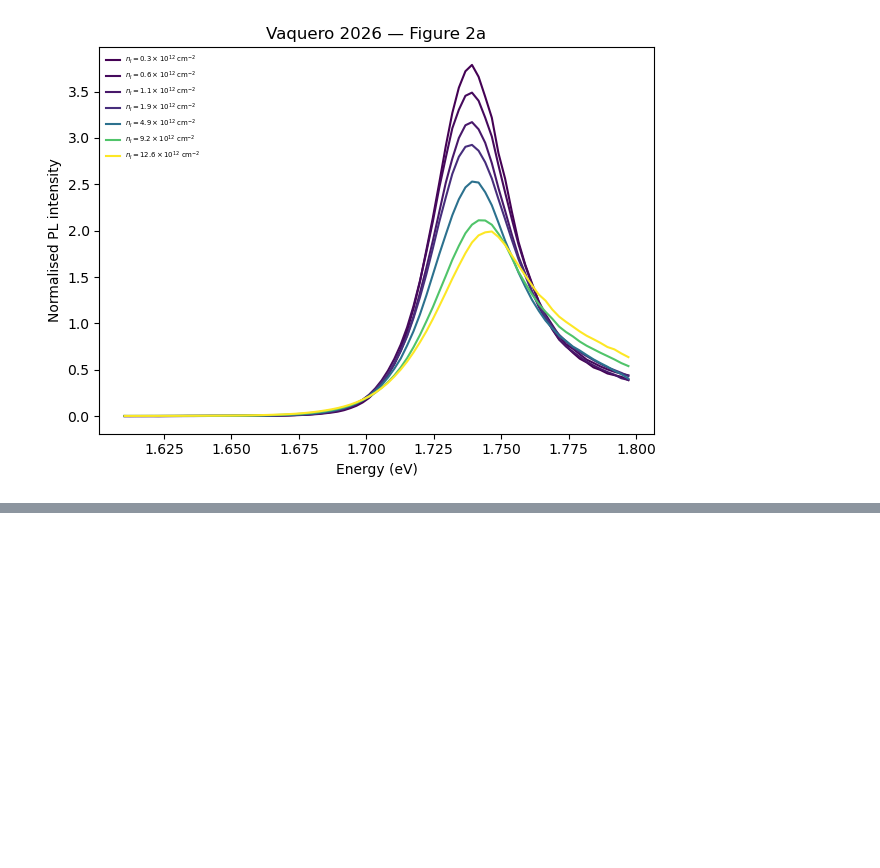
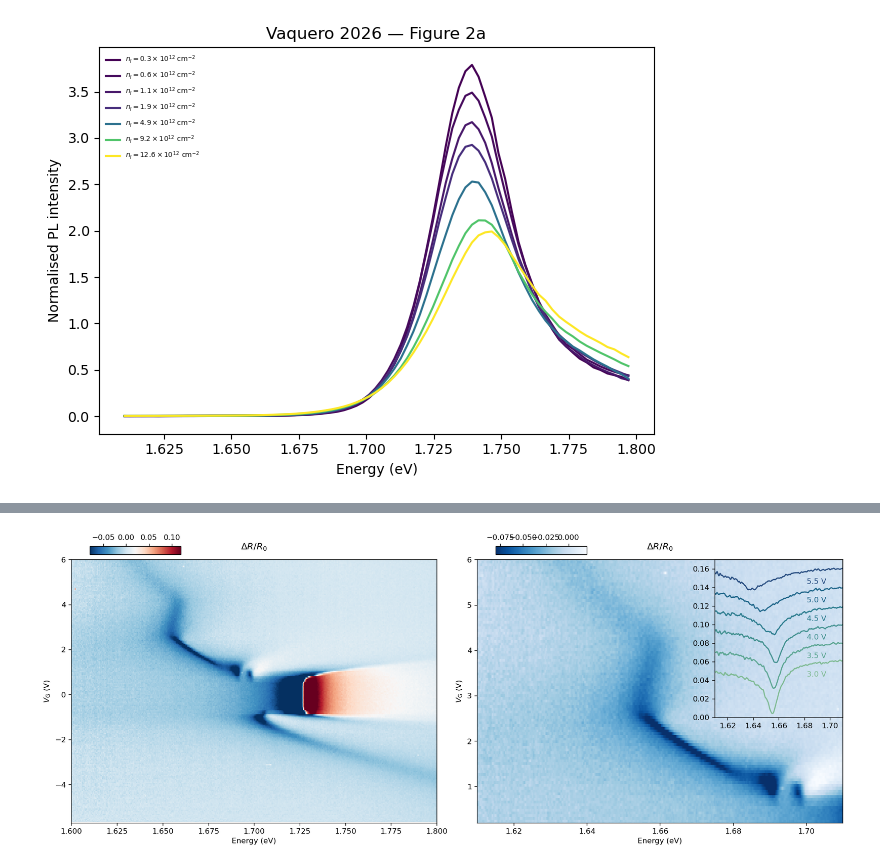
Before and after one commit to brandonlokesy/LANES-TMDC-Optics-Tools, a Jupyter notebook: examples/example_import_zenodo_data_WSe2_1L.ipynb, the cells around one changed output, grey strips where cells are left out. Saved outputs shown, nothing was run; the diff lists cells and outputs as text; code cells hidden in the pictures; blank space fills up the shorter version.

```diff
--- a/examples/example_import_zenodo_data_WSe2_1L.ipynb
+++ b/examples/example_import_zenodo_data_WSe2_1L.ipynb
@@ -68,0 +86,82 @@ plt.show()
+# %%
+vg_sweep = ref["gate_voltage"]
+
+# Reconstruct the full RC map: (n_vg, n_wl) from all sweep entries
+voltages = np.array(vg_sweep.values())                        # sorted ascending
+spectra  = np.array([vg_sweep[v].intensity for v in voltages])  # (n_vg, n_wl)
+energy   = vg_sweep[voltages[0]].energy                       # (n_wl,)
+
+# ---------------------------------------------------------------------------
+# Helper: nearest index (mirrors authors' find_nearest_element)
+# ---------------------------------------------------------------------------
+
+def _nearest(array, value):
+    return int(np.argmin(np.abs(array - value)))
+
+def _smooth(data, kernel_size=2):
+    kernel = np.ones(kernel_size) / kernel_size
+    return np.convolve(data, kernel, mode="same")
+
+# ---------------------------------------------------------------------------
+# Panel 1: full gate sweep — RdBu_r colormap
+# ---------------------------------------------------------------------------
+
+fig, (ax, bx) = plt.subplots(1, 2, figsize=(15, 6), dpi=120)
+
+# --- Left panel ---
+ax.pcolormesh(
+    energy, voltages, spectra,
+    cmap="RdBu_r", vmin=-0.08, vmax=0.12, rasterized=True,
+)
+cax  = ax.inset_axes([0.05, 1.02, 0.25, 0.03])
+im_l = ax.collections[-1]
+fig.colorbar(im_l, cax=cax, orientation="horizontal", location="top")
+
+ax.set_xlabel("Energy (eV)")
+ax.set_ylabel(r"$V_\mathrm{G}$ (V)")
+ax.set_title(r"$\Delta R/R_0$", x=0.5, y=1.02)
+ax.set_xlim(1.6, 1.8)
+ax.set_ylim(-5.7, 6)
+
+# --- Right panel ---
+bx.pcolormesh(
+    energy, voltages, spectra,
+    cmap="Blues_r", vmin=-0.08, vmax=0.02, rasterized=True,
+)
+cax  = bx.inset_axes([0.05, 1.02, 0.25, 0.03])
+im_r = bx.collections[-1]
+fig.colorbar(im_r, cax=cax, orientation="horizontal", location="top")
+
+bx.set_xlabel("Energy (eV)")
+bx.set_ylabel(r"$V_\mathrm{G}$ (V)")
+bx.set_title(r"$\Delta R/R_0$", x=0.5, y=1.02)
+bx.set_xlim(1.61, 1.71)
+bx.set_ylim(0.2, 6)
+
+# --- Inset on right panel: waterfall of individual spectra ---
+plot_voltages = np.array([3, 3.5, 4, 4.5, 5, 5.5])
+global_offset = 0.06
+offset        = 0.02
+
+axins  = bx.inset_axes([0.65, 0.4, 0.35, 0.6], xlim=(1.61, 1.71), ylim=(0, 0.17))
+colors = sns.color_palette("crest", len(plot_voltages))
+
+for i, volt in enumerate(plot_voltages):
+    idx      = _nearest(voltages, volt)
+    # Average the spectrum with its two neighbours to reduce noise,
+    # then smooth with a box-car kernel — mirrors the authors exactly
+    loc_data = (spectra[idx - 1] + spectra[idx] + spectra[idx + 1]) / 3
+    loc_data = _smooth(loc_data, kernel_size=6)
+    axins.plot(energy, loc_data + i * offset + global_offset, color=colors[i])
+    axins.text(
+        1.682, i * offset + global_offset - 0.016,
+        f"{volt:.1f} V",
+        color=colors[i],
+    )
+
+axins.set_facecolor("none")
+
+plt.tight_layout()
+plt.show()
+# %% [output]
+[figure, added]
```
Also changed, not shown: parts of 3 cells of this notebook, 5 other files.
